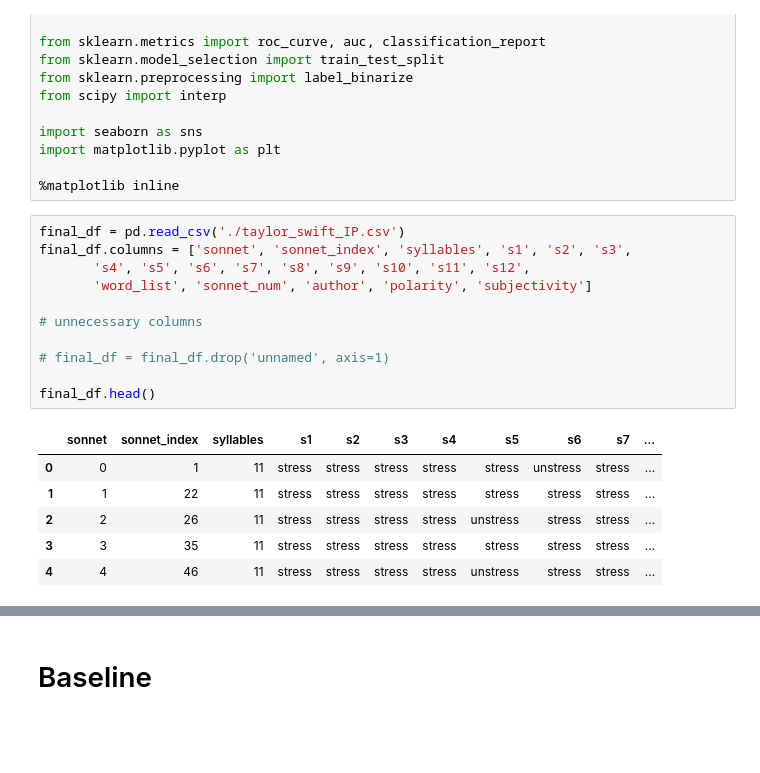
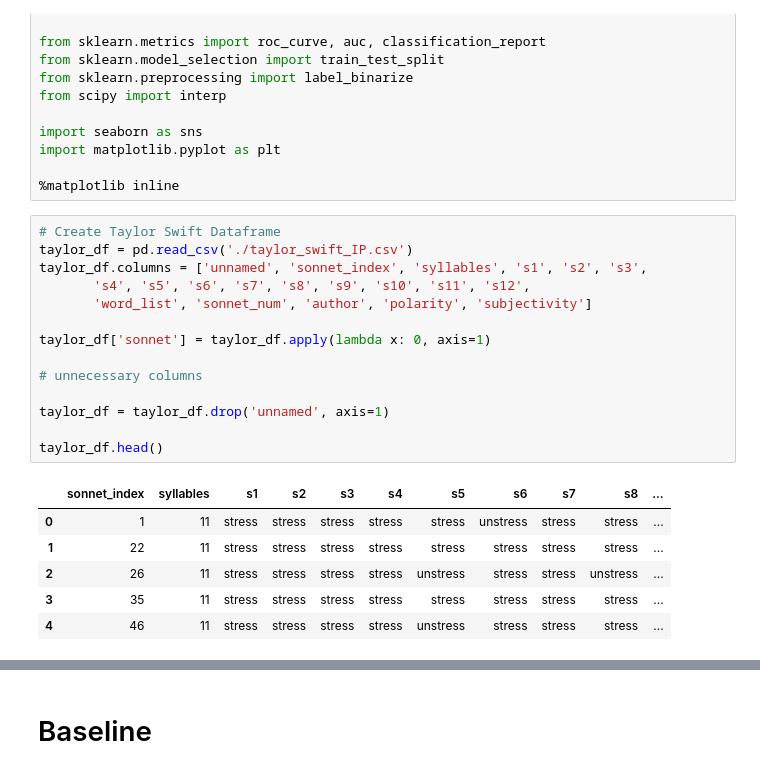
Before and after one commit to amadorschulze92/iambic_songs, a Jupyter notebook: model.ipynb, the cells around one changed output, grey strips where cells are left out. Cells and saved outputs as stored; diff of their text form; blank space fills up the shorter version.

Commit message:
Create dataframes to stack to full dataframe

```diff
--- a/model.ipynb
+++ b/model.ipynb
@@ -18,20 +18,23 @@ import matplotlib.pyplot as plt
 
 %matplotlib inline
 # %%
-final_df = pd.read_csv('./taylor_swift_IP.csv')
-final_df.columns = ['sonnet', 'sonnet_index', 'syllables', 's1', 's2', 's3',
+# Create Taylor Swift Dataframe
+taylor_df = pd.read_csv('./taylor_swift_IP.csv')
+taylor_df.columns = ['unnamed', 'sonnet_index', 'syllables', 's1', 's2', 's3',
        's4', 's5', 's6', 's7', 's8', 's9', 's10', 's11', 's12',
        'word_list', 'sonnet_num', 'author', 'polarity', 'subjectivity']
 
+taylor_df['sonnet'] = taylor_df.apply(lambda x: 0, axis=1)
+
 # unnecessary columns
 
-# final_df = final_df.drop('unnamed', axis=1)
+taylor_df = taylor_df.drop('unnamed', axis=1)
 
-final_df.head()
+taylor_df.head()
 # %% [output]
-|  | sonnet | sonnet_index | syllables | s1 | s2 | s3 | s4 | s5 | s6 | s7 | ... |
-| 0 | 0 | 1 | 11 | stress | stress | stress | stress | stress | unstress | stress | ... |
-| 1 | 1 | 22 | 11 | stress | stress | stress | stress | stress | stress | stress | ... |
-| 2 | 2 | 26 | 11 | stress | stress | stress | stress | unstress | stress | stress | ... |
-| 3 | 3 | 35 | 11 | stress | stress | stress | stress | stress | stress | stress | ... |
-| 4 | 4 | 46 | 11 | stress | stress | stress | stress | unstress | stress | stress | ... |
+|  | sonnet_index | syllables | s1 | s2 | s3 | s4 | s5 | s6 | s7 | s8 | ... |
+| 0 | 1 | 11 | stress | stress | stress | stress | stress | unstress | stress | stress | ... |
+| 1 | 22 | 11 | stress | stress | stress | stress | stress | stress | stress | stress | ... |
+| 2 | 26 | 11 | stress | stress | stress | stress | unstress | stress | stress | unstress | ... |
+| 3 | 35 | 11 | stress | stress | stress | stress | stress | stress | stress | stress | ... |
+| 4 | 46 | 11 | stress | stress | stress | stress | unstress | stress | stress | stress | ... |
```
Also changed, not shown: parts of 14 cells of this notebook.
